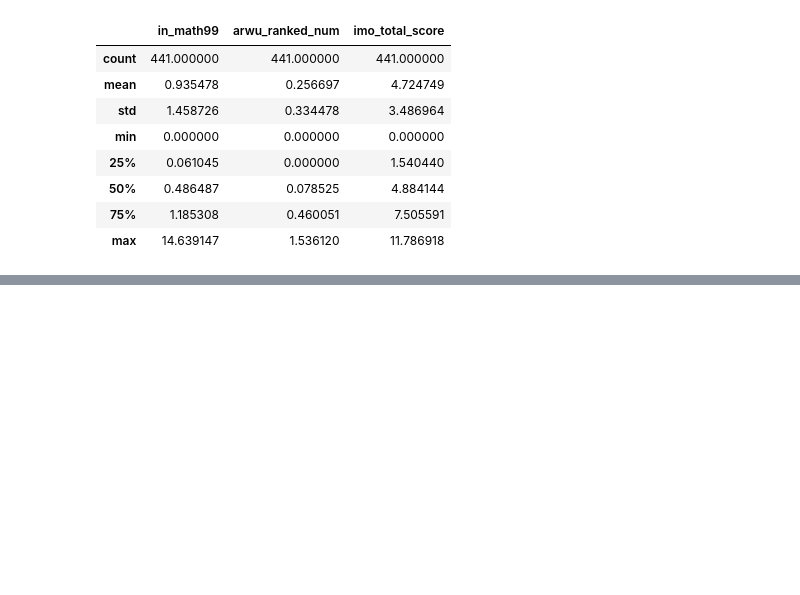
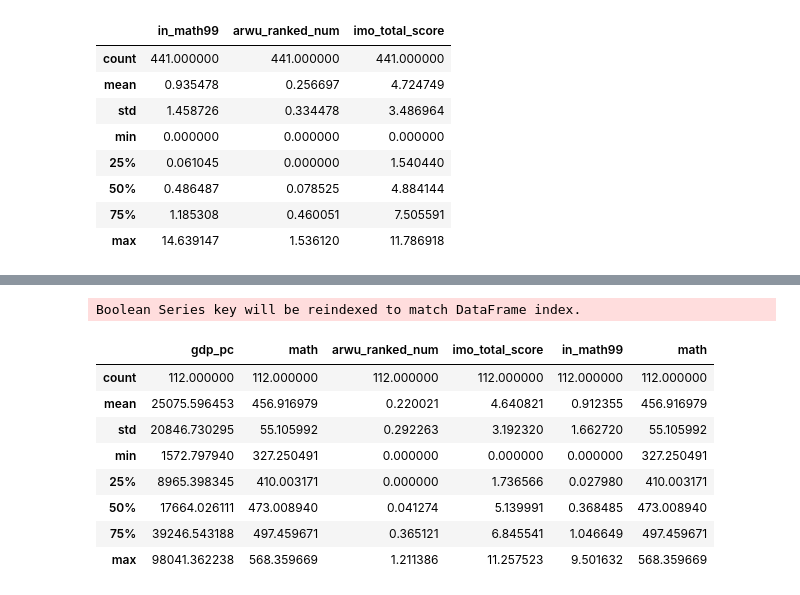
Before and after one commit to jamesxu123/econ442, a Jupyter notebook: charts/regs.ipynb, the cells around one changed output, grey strips where cells are left out. Cells and saved outputs as stored; diff of their text form; code cells hidden in the pictures; blank space fills up the shorter version.

```diff
--- a/charts/regs.ipynb
+++ b/charts/regs.ipynb
@@ -236,0 +222,13 @@ print(yearly_pisa.render_latex())
+# %%
+no_impute_df = pl.read_parquet("../data/combined-2022-included.parquet")
+ni_pd_df = no_impute_df.to_pandas()
+prod_columns = {"math": "PISA Math", "in_math99": "PISA Math in global P99","in_math99:gdp_pc": "PISA Math 99 x GDP PC","imo_total_score": "IMO score per log population", "imo_total_score:gdp_pc": "IMO score x GDP pc", "arwu_ranked_num":"ARWU insitutions", "arwu_ranked_num:gdp_pc": "ARWU insitutions x GDP PC", "gdp_pc": "GDP per capita", "primary_completion": "Primary School Completion Rate", "lower_sec_completion": "Lower Sec. Completion Rate", "upper_sec_completion": "Upper Sec. Completion Rate", "democracy_eiu": "Democracy Rating", "population": "Population"}
+ni_pd_df["arwu_ranked_num"] = ni_pd_df["arwu_ranked_num"] / ni_pd_df["population"] * 1_000_000
+ni_pd_df["imo_total_score"] = ni_pd_df["imo_total_score"] / np.log(ni_pd_df["population"])
+ni_pd_df["arwu_ranked_num"] = np.where(ni_pd_df["year"] < 2017, ni_pd_df["arwu_ranked_num"], ni_pd_df["arwu_ranked_num"] / 2)
+# ni_pd_df["arwu_ranked_num"] = np.maximum(ni_pd_df["arwu_ranked_num"], ni_pd_df["arwu_sum_score"]) / ni_pd_df["population"] * 1_000_000
+ni_pd_df["gdp_pc_growth"] = 100 * ni_pd_df["gdp_pc_growth"]
+# pd_df["gdp_pc"] = pd_df["gdp_pc"] / 1000
+# pd_df["population"] = np.log(pd_df["population"])
+# %%
+ni_pisa_df = ni_pd_df[ni_pd_df["year"].isin([2003, 2006, 2009, 2012, 2015, 2018, 2022]) & (ni_pd_df["math"].notnull())]
@@ -236,0 +269,13 @@ print(yearly_pisa.render_latex())
+# %%
+ni_pisa_df[(ni_pisa_df["primary_completion"].notnull()) & (ni_pisa_df["democracy_eiu"].notnull()) & (ni_pd_df["lower_sec_completion"].notnull()) & (ni_pisa_df["upper_sec_completion"].notnull())][["gdp_pc", "math", "arwu_ranked_num", "imo_total_score", "in_math99", "math"]].describe()
+# %% [output]
+Boolean Series key will be reindexed to match DataFrame index.
+|  | gdp_pc | math | arwu_ranked_num | imo_total_score | in_math99 | math |
+| count | 112.000000 | 112.000000 | 112.000000 | 112.000000 | 112.000000 | 112.000000 |
+| mean | 25075.596453 | 456.916979 | 0.220021 | 4.640821 | 0.912355 | 456.916979 |
+| std | 20846.730295 | 55.105992 | 0.292263 | 3.192320 | 1.662720 | 55.105992 |
+| min | 1572.797940 | 327.250491 | 0.000000 | 0.000000 | 0.000000 | 327.250491 |
+| 25% | 8965.398345 | 410.003171 | 0.000000 | 1.736566 | 0.027980 | 410.003171 |
+| 50% | 17664.026111 | 473.008940 | 0.041274 | 5.139991 | 0.368485 | 473.008940 |
+| 75% | 39246.543188 | 497.459671 | 0.365121 | 6.845541 | 1.046649 | 497.459671 |
+| max | 98041.362238 | 568.359669 | 1.211386 | 11.257523 | 9.501632 | 568.359669 |
```
Also changed, not shown: parts of 13 cells of this notebook, 5 other files.
